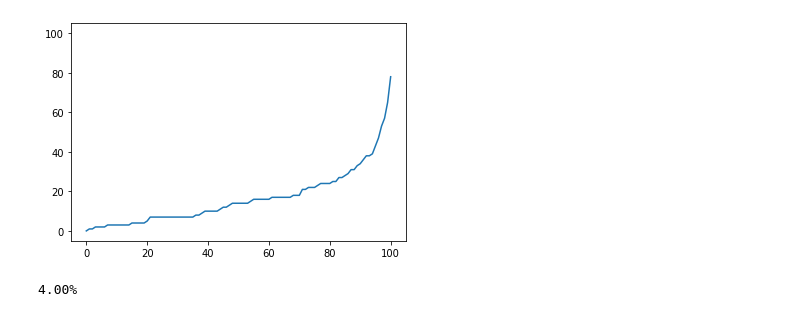
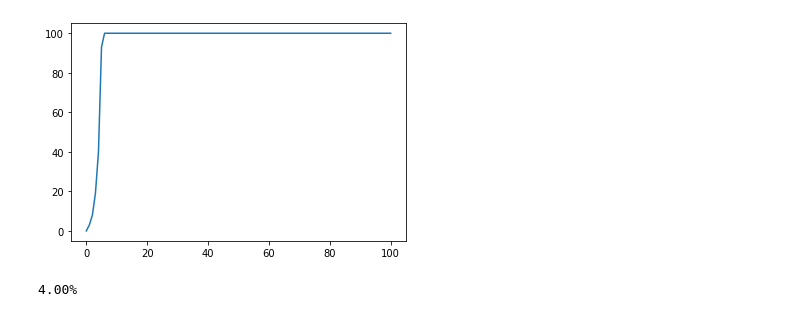
Before and after one commit to AlantheBenign/Critical-mass-model-for-social-dynamic, a Jupyter notebook: Modelo de limiares estocásticos.ipynb, the cells around one changed output. Drawn from its saved outputs; the diff is of its cells as text; code cells hidden in the pictures.

```diff
--- a/Modelo de limiares estocásticos.ipynb
+++ b/Modelo de limiares estocásticos.ipynb
@@ -15,21 +15,21 @@ from IPython.display import clear_output
 import funcoes_modelo_de_limiares as lim
 # %%
 N = 100
-media = 55
-desvio_padrao = 20
+media = 25
+desvio_padrao = 10
 
 agentes = lim.cria_agentes(N,media,desvio_padrao)
 
 passos_temporais = 100
 
 (progressao, tamanho_final) = lim.simula_greve_estocastico(agentes, passos_temporais)
 
 plt.figure()
 plt.plot(progressao)
 plt.ylim(-5,105)
 plt.show()
 # %% [output]
-[figure, old version]
+[figure, new version]
 # %%
 N = 100
 media = 25
```
Also changed, not shown: parts of 1 cell of this notebook.
